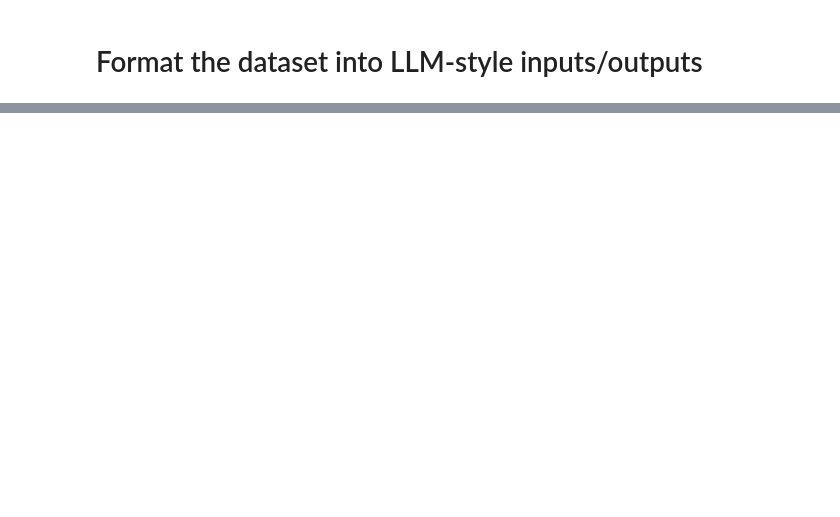
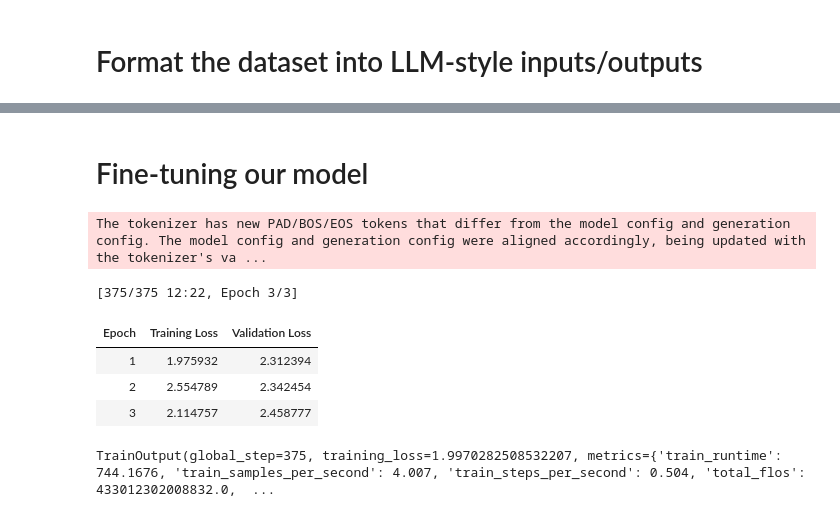
Before and after one commit to saai07/LLM_finetuning, a Jupyter notebook: gemma-3-270m-it.ipynb, the cells around one changed output, grey strips where cells are left out. Saved outputs shown, nothing was run; the diff lists cells and outputs as text; code cells hidden in the pictures; blank space fills up the shorter version.

```diff
--- a/gemma-3-270m-it.ipynb
+++ b/gemma-3-270m-it.ipynb
@@ -150,0 +394,52 @@ random_sample
+# %% [markdown]
+# Fine-tuning our model
+# %%
+from trl import SFTConfig
+
+torch_dtype = model.dtype
+
+Check_point_dir = "./checkpoint_model"
+
+base_learning_point = 5e-5
+
+
+stf_config = SFTConfig(
+    output_dir = Check_point_dir,
+    max_length = 256,
+    packing = False,
+    num_train_epochs = 4,
+    per_device_train_batch_size = 8,
+    per_device_eval_batch_size = 8,
+    optim = "adamw_torch_fused",
+    logging_steps = 1,
+    save_strategy="epoch",
+    eval_strategy="epoch",
+    learning_rate = base_learning_point,
+    gradient_checkpointing = False,
+    fp16=True if torch_dtype == torch.float16 else False,
+    bf16=True if torch_dtype == torch.float16 else False,
+    lr_scheduler_type="constant",
+    push_to_hub=False,
+    report_to=None
+)
+# %%
+from trl import SFTTrainer
+
+#create Trainer object
+
+trainer = SFTTrainer(
+    model=model,
+    args = stf_config,
+    train_dataset = dataset["train"],
+    eval_dataset = dataset["test"],
+    processing_class = tokenizer)
+
+trainer.train()
+# %% [output]
+The tokenizer has new PAD/BOS/EOS tokens that differ from the model config and generation config. The model config and generation config were aligned accordingly, being updated with the tokenizer's va ...
+[375/375 12:22, Epoch 3/3]
+| Epoch | Training Loss | Validation Loss |
+| 1 | 1.975932 | 2.312394 |
+| 2 | 2.554789 | 2.342454 |
+| 3 | 2.114757 | 2.458777 |
+TrainOutput(global_step=375, training_loss=1.9970282508532207, metrics={'train_runtime': 744.1676, 'train_samples_per_second': 4.007, 'train_steps_per_second': 0.504, 'total_flos': 433012302008832.0,  ...
```
Also changed, not shown: parts of 35 cells of this notebook.
